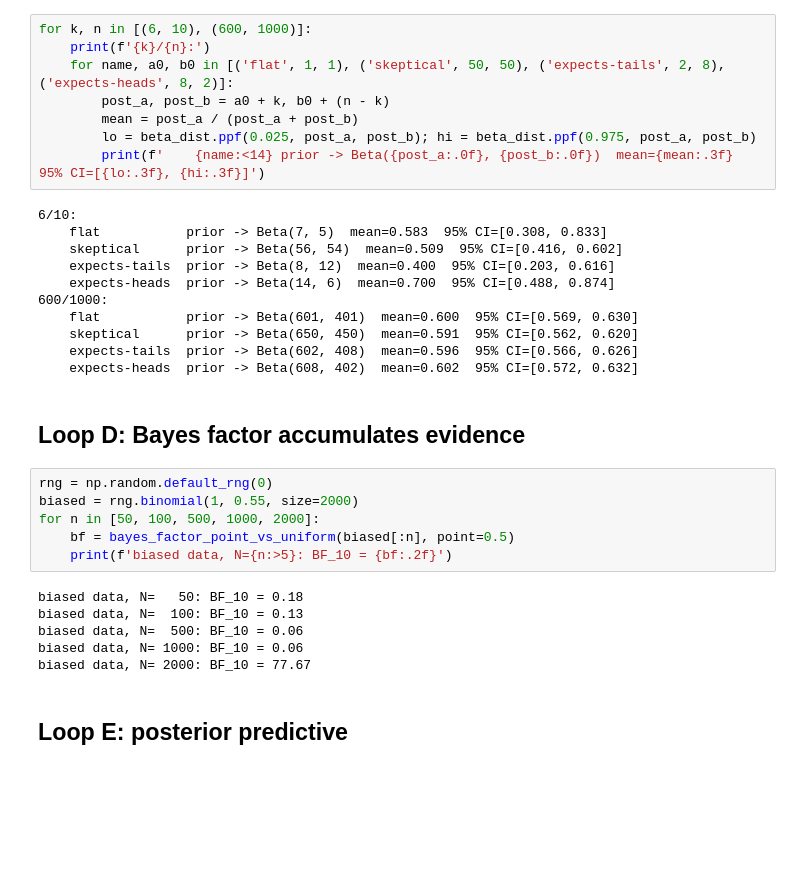
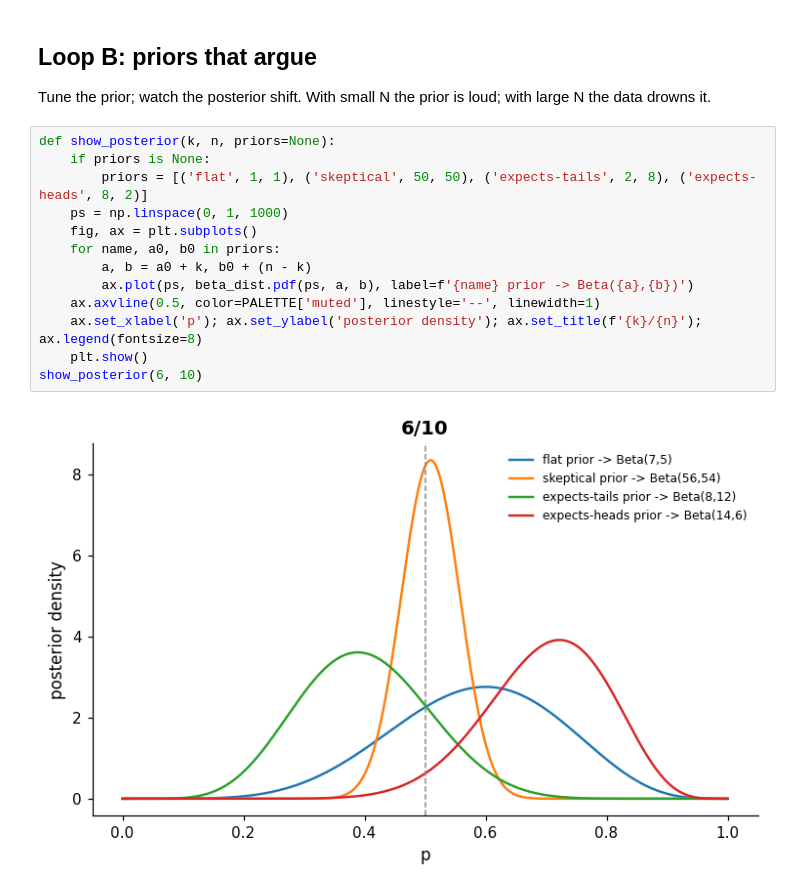
Before and after one commit to k1monfared/experimentation, a Jupyter notebook: chapters/06-bayesian/notebook.ipynb, the cells around one changed output. Drawn from its saved outputs; the diff is of its cells as text; blank space fills up the shorter version.

```diff
--- a/chapters/06-bayesian/notebook.ipynb
+++ b/chapters/06-bayesian/notebook.ipynb
@@ -15,35 +14,19 @@ apply_style()
-# %%
-for k, n in [(6, 10), (600, 1000)]:
-    print(f'{k}/{n}:')
-    for name, a0, b0 in [('flat', 1, 1), ('skeptical', 50, 50), ('expects-tails', 2, 8), ('expects-heads', 8, 2)]:
-        post_a, post_b = a0 + k, b0 + (n - k)
-        mean = post_a / (post_a + post_b)
-        lo = beta_dist.ppf(0.025, post_a, post_b); hi = beta_dist.ppf(0.975, post_a, post_b)
-        print(f'    {name:<14} prior -> Beta({post_a:.0f}, {post_b:.0f})  mean={mean:.3f}  95% CI=[{lo:.3f}, {hi:.3f}]')
-# %% [output]
-6/10:
-    flat           prior -> Beta(7, 5)  mean=0.583  95% CI=[0.308, 0.833]
-    skeptical      prior -> Beta(56, 54)  mean=0.509  95% CI=[0.416, 0.602]
-    expects-tails  prior -> Beta(8, 12)  mean=0.400  95% CI=[0.203, 0.616]
-    expects-heads  prior -> Beta(14, 6)  mean=0.700  95% CI=[0.488, 0.874]
-600/1000:
-    flat           prior -> Beta(601, 401)  mean=0.600  95% CI=[0.569, 0.630]
-    skeptical      prior -> Beta(650, 450)  mean=0.591  95% CI=[0.562, 0.620]
-    expects-tails  prior -> Beta(602, 408)  mean=0.596  95% CI=[0.566, 0.626]
-    expects-heads  prior -> Beta(608, 402)  mean=0.602  95% CI=[0.572, 0.632]
-# %% [markdown]
-## Loop D: Bayes factor accumulates evidence
-# %%
-rng = np.random.default_rng(0)
-biased = rng.binomial(1, 0.55, size=2000)
-for n in [50, 100, 500, 1000, 2000]:
-    bf = bayes_factor_point_vs_uniform(biased[:n], point=0.5)
-    print(f'biased data, N={n:>5}: BF_10 = {bf:.2f}')
-# %% [output]
-biased data, N=   50: BF_10 = 0.18
-biased data, N=  100: BF_10 = 0.13
-biased data, N=  500: BF_10 = 0.06
-biased data, N= 1000: BF_10 = 0.06
-biased data, N= 2000: BF_10 = 77.67
-# %% [markdown]
-## Loop E: posterior predictive
+# %% [markdown]
+## Loop B: priors that argue
+
+Tune the prior; watch the posterior shift. With small N the prior is loud; with large N the data drowns it.
+# %%
+def show_posterior(k, n, priors=None):
+    if priors is None:
+        priors = [('flat', 1, 1), ('skeptical', 50, 50), ('expects-tails', 2, 8), ('expects-heads', 8, 2)]
+    ps = np.linspace(0, 1, 1000)
+    fig, ax = plt.subplots()
+    for name, a0, b0 in priors:
+        a, b = a0 + k, b0 + (n - k)
+        ax.plot(ps, beta_dist.pdf(ps, a, b), label=f'{name} prior -> Beta({a},{b})')
+    ax.axvline(0.5, color=PALETTE['muted'], linestyle='--', linewidth=1)
+    ax.set_xlabel('p'); ax.set_ylabel('posterior density'); ax.set_title(f'{k}/{n}'); ax.legend(fontsize=8)
+    plt.show()
+show_posterior(6, 10)
+# %% [output]
+[figure, added]
```
Also changed, not shown: parts of 12 cells of this notebook, 21 other files.
